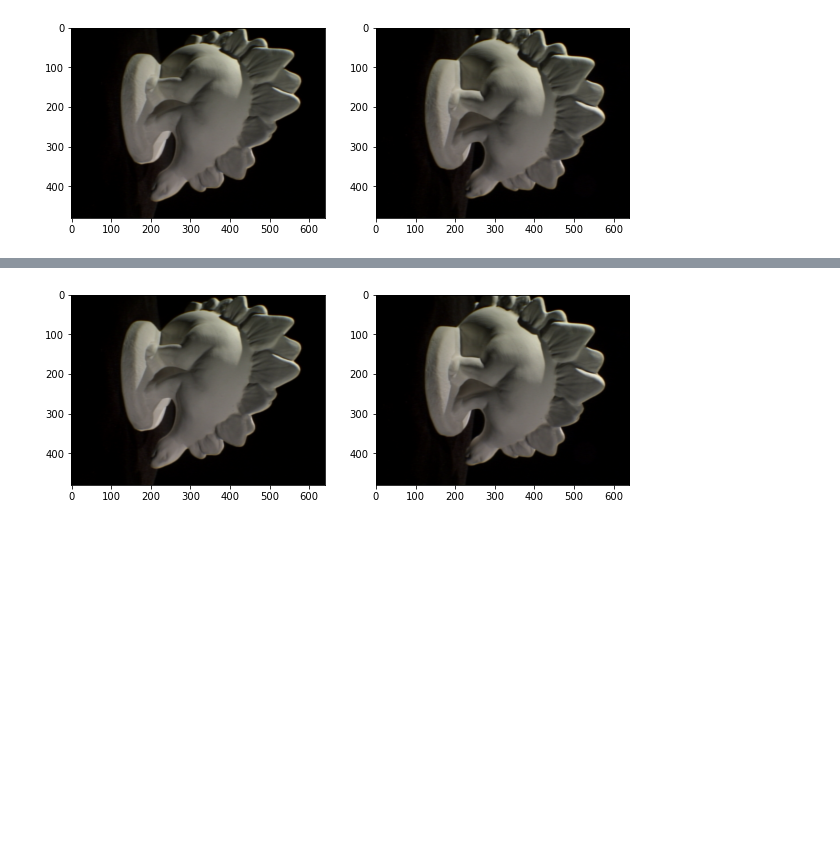
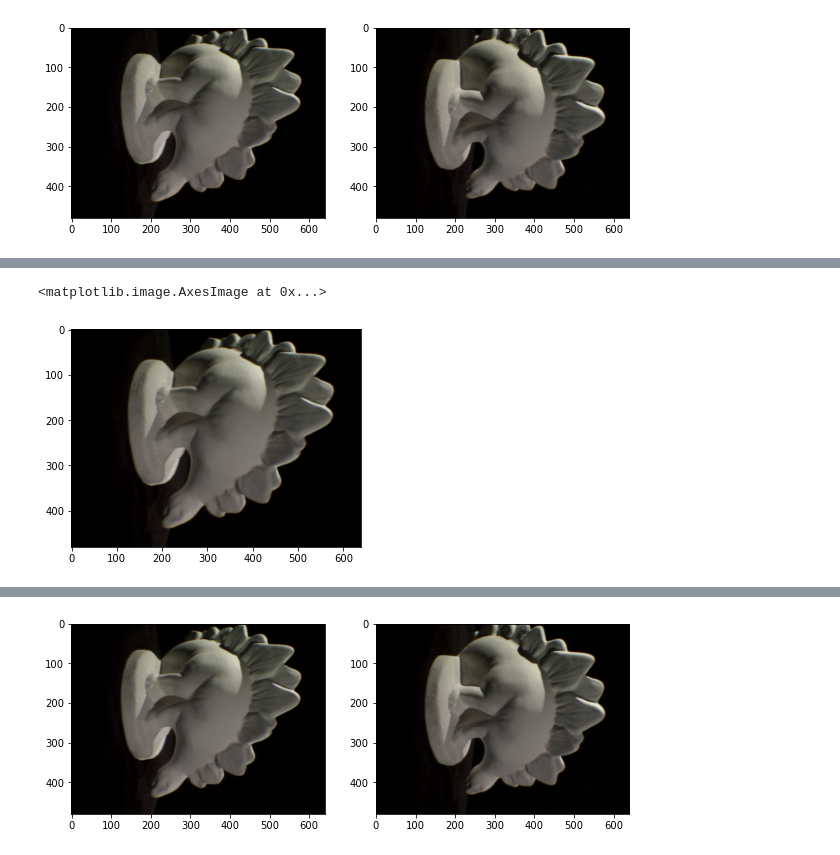
Before and after one commit to mingyuwoo98/volumetric-surface-reconstruction, a Jupyter notebook: mike.ipynb, the cells around one changed output, grey strips where cells are left out. Saved outputs shown, nothing was run; the diff lists cells and outputs as text; code cells hidden in the pictures; blank space fills up the shorter version.

```diff
--- a/mike.ipynb
+++ b/mike.ipynb
@@ -297,3 +310,8 @@ plt.show()
+# %%
+plt.imshow(imL)
+# %% [output]
+<matplotlib.image.AxesImage at 0x...>
+[figure, added]
 # %%
 # # Map these indices to the second image using F
 # x1_homo = np.hstack([x1, np.ones(shape=(len(x1), 1), dtype=int)])
```
Also changed, not shown: parts of 14 cells of this notebook.
